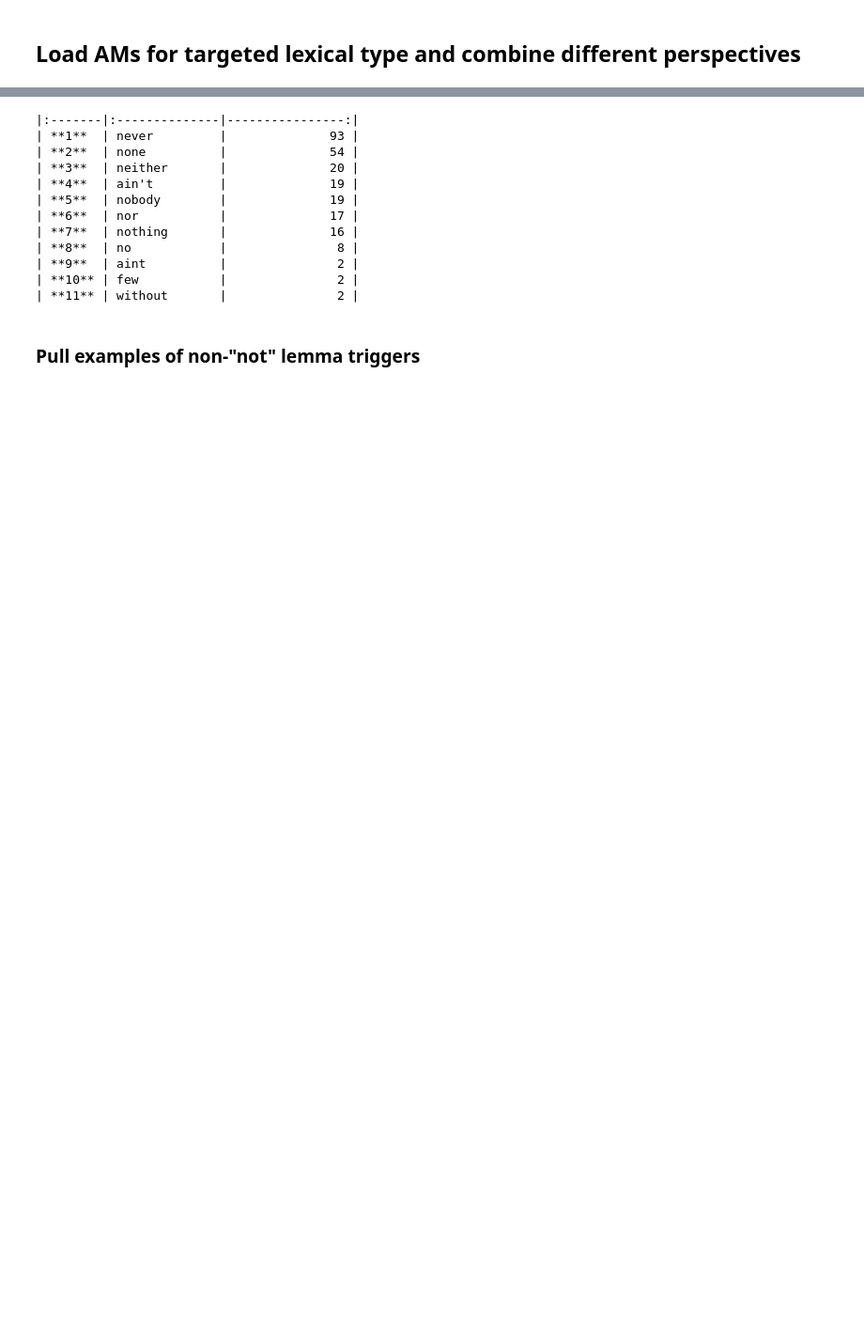
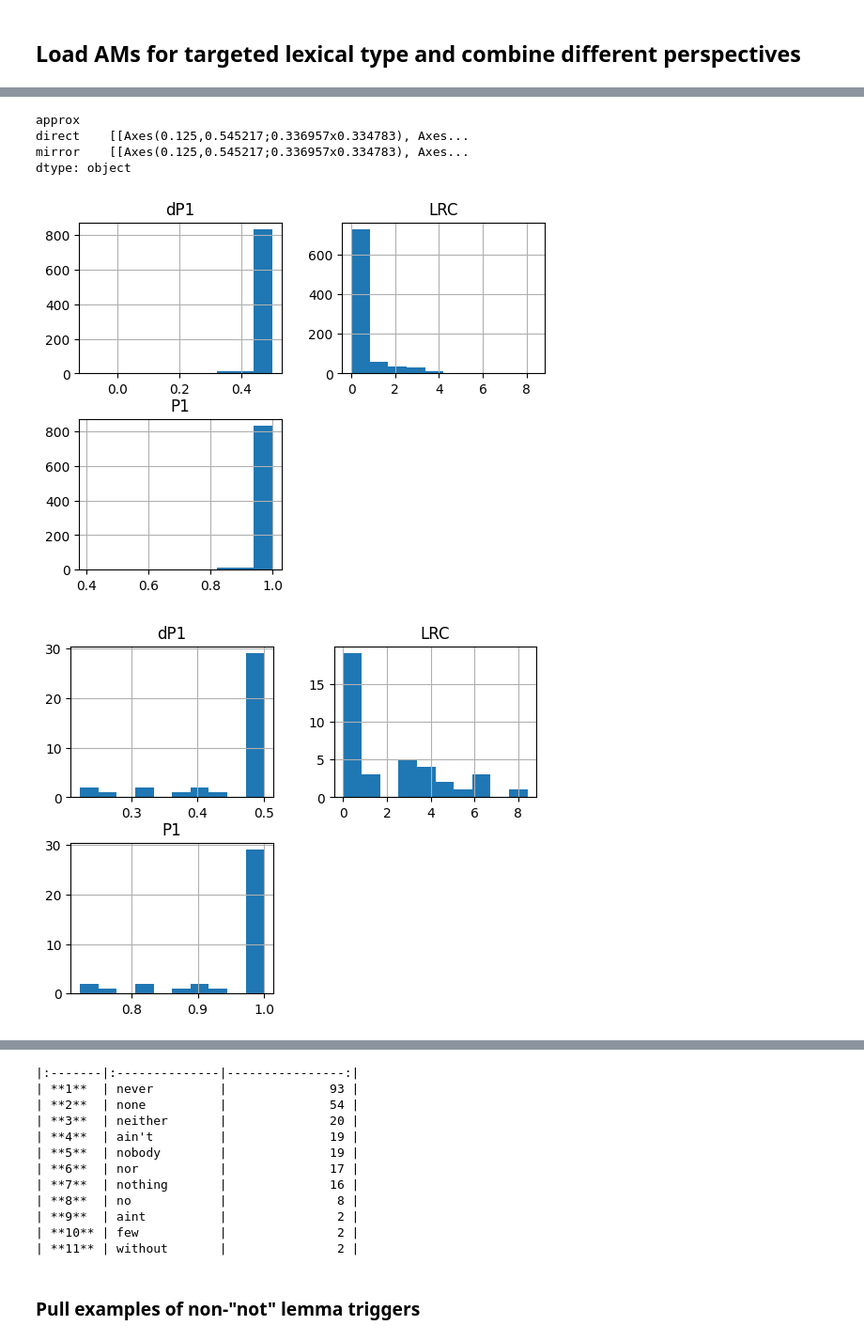
Before and after one commit to AndreaTheLinguist/sanpi, a Jupyter notebook: notebooks/pull_AMs_for-x.ipynb, the cells around one changed output, grey strips where cells are left out. Shown at 94% size. Cells and saved outputs as stored; diff of their text form; code cells hidden in the pictures; blank space fills up the shorter version.

```diff
--- a/notebooks/pull_AMs_for-x.ipynb
+++ b/notebooks/pull_AMs_for-x.ipynb
@@ -191,0 +137,3 @@ env_info.join(normed_counts).to_markdown(
+# %%
+TARGET_FMT = re.sub(r"[\+\*\?\-\.~]+", '', TARGET).strip('_')
+TARGET_FMT
@@ -308,0 +173,19 @@ hits = pd.read_parquet(load_path, engine='pyarrow', filters=[(type_form_col, '==
+# %%
+def set_comparison(am_df, is_polar:bool = True):
+    if am_df.index.name == 'key':
+        am_df = am_df.reset_index()
+
+    prepared_key = (am_df.key.astype('string')
+                    .str.replace('~', COMPARE_SEP)
+                    .str.replace(TARGET_FMT.replace('_', '~'), f'*{TARGET_FMT.replace("_", " ")}*'))
+    if not is_polar:
+        prepared_key = '['+ am_df.subset + ']' + prepared_key
+
+    comparison=(am_df.pos_selected.astype('string') + SELECT_SEP
+                 + prepared_key)
+    return am_df.assign(comparison=comparison
+
+).set_index('comparison')
+
+target_am = set_comparison(target_am).convert_dtypes()
+target_am
@@ -308,0 +271,7 @@ hits = pd.read_parquet(load_path, engine='pyarrow', filters=[(type_form_col, '==
+# %%
+target_am = adjust_am_names(
+    target_am[env_cols].join(target_am.filter([c for c in focus_cols if c not in env_cols])))
+
+target_am = target_am.sort_values(env_cols)
+
+target_am = target_am.reset_index().set_index(env_cols).reset_index().set_index('comparison')
@@ -308,0 +295,6 @@ hits = pd.read_parquet(load_path, engine='pyarrow', filters=[(type_form_col, '==
+# %%
+MET_PRI = METRIC_PRIORITY_DICT['ALL'][:2]
+lrc_dp1 = target_am.filter(
+    MET_PRI + ['P1'] +  env_cols)
+# lrc_dp1.columns = [f'{TARGET_FMT}-{TOKEN_TYPE}_{c}' if c in MET_PRI + ['P1'] + FREQ_COLS else c for c in lrc_dp1.columns]
+lrc_dp1
@@ -308,0 +316,9 @@ hits = pd.read_parquet(load_path, engine='pyarrow', filters=[(type_form_col, '==
+# %%
+lrc_dp1.filter(like='NEQ+: NEG', axis=0).groupby('approx').hist()
+# %% [output]
+approx
+direct    [[Axes(0.125,0.545217;0.336957x0.334783), Axes...
+mirror    [[Axes(0.125,0.545217;0.336957x0.334783), Axes...
+dtype: object
+[figure, added]
+[figure, added]
```
Also changed, not shown: parts of 89 cells of this notebook, 6 other files.
